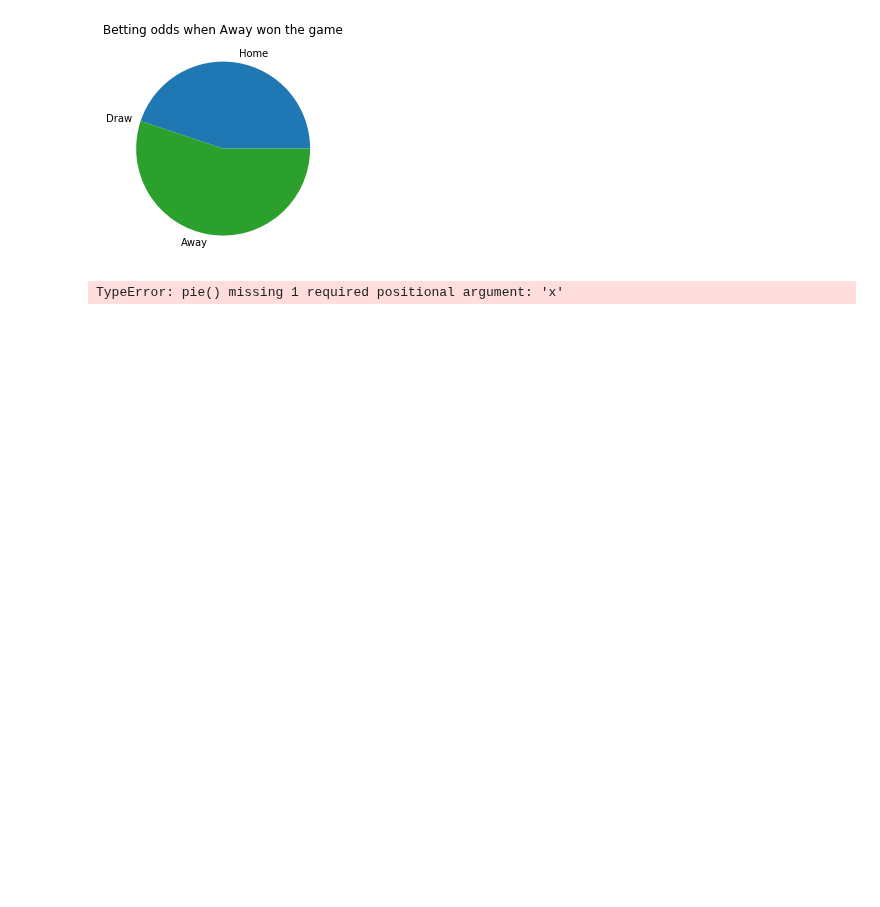
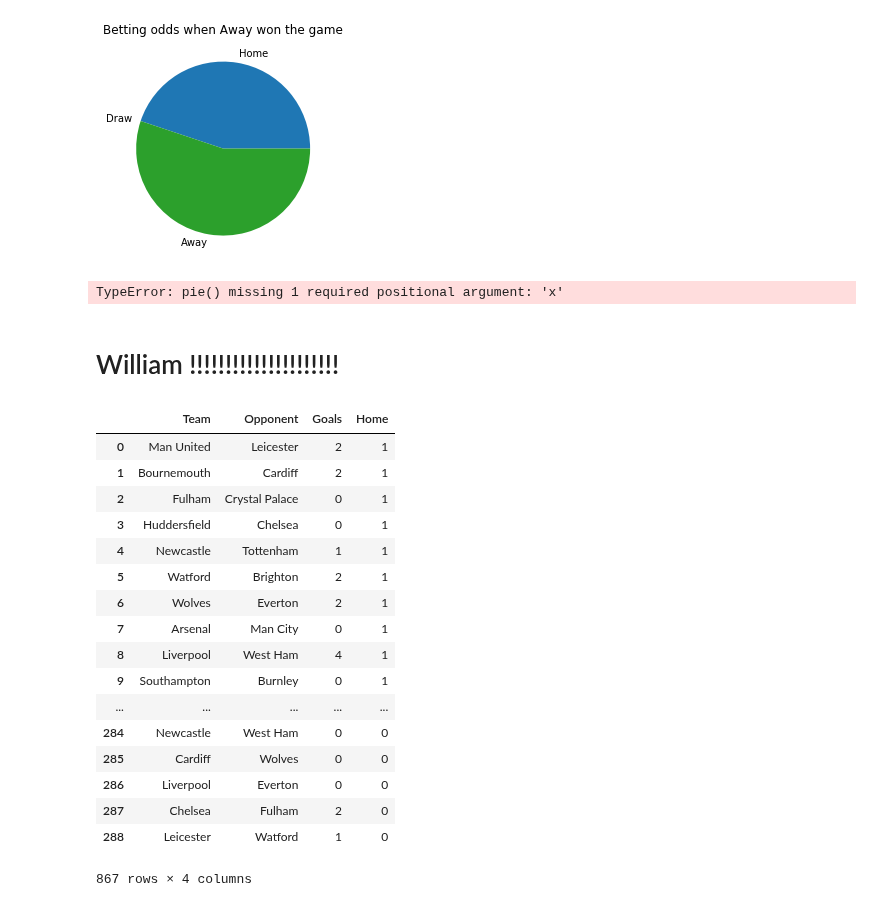
Before and after one commit to info370a-w19-finalproject2/final_project, a Jupyter notebook: won_report.ipynb, the cells around one changed output. Cells and saved outputs as stored; diff of their text form; code cells hidden in the pictures; blank space fills up the shorter version.

```diff
--- a/won_report.ipynb
+++ b/won_report.ipynb
@@ -172,6 +172,8 @@ TypeError: pie() missing 1 required positional argument: 'x'
 # Liverpool
 # Tottenham
 # Man City
+# %% [markdown]
+# William !!!!!!!!!!!!!!!!!!!!!
 # %%
 data_1415
 data_1516
@@ -184,0 +196,21 @@ scatter_matrix(data_1415, figsize=(10,10))
+# %%
+team_opponent_data
+# %% [output]
+|  | Team | Opponent | Goals | Home |
+| 0 | Man United | Leicester | 2 | 1 |
+| 1 | Bournemouth | Cardiff | 2 | 1 |
+| 2 | Fulham | Crystal Palace | 0 | 1 |
+| 3 | Huddersfield | Chelsea | 0 | 1 |
+| 4 | Newcastle | Tottenham | 1 | 1 |
+| 5 | Watford | Brighton | 2 | 1 |
+| 6 | Wolves | Everton | 2 | 1 |
+| 7 | Arsenal | Man City | 0 | 1 |
+| 8 | Liverpool | West Ham | 4 | 1 |
+| 9 | Southampton | Burnley | 0 | 1 |
+| ... | ... | ... | ... | ... |
+| 284 | Newcastle | West Ham | 0 | 0 |
+| 285 | Cardiff | Wolves | 0 | 0 |
+| 286 | Liverpool | Everton | 0 | 0 |
+| 287 | Chelsea | Fulham | 2 | 0 |
+| 288 | Leicester | Watford | 1 | 0 |
+867 rows × 4 columns
```
Also changed, not shown: parts of 8 cells of this notebook, 1 other file.
